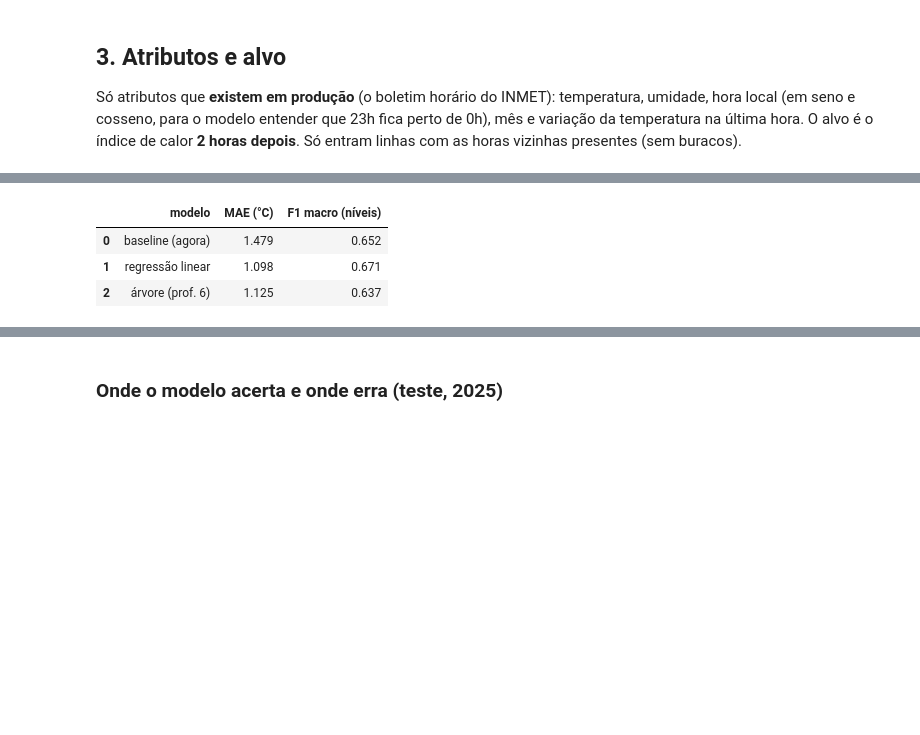
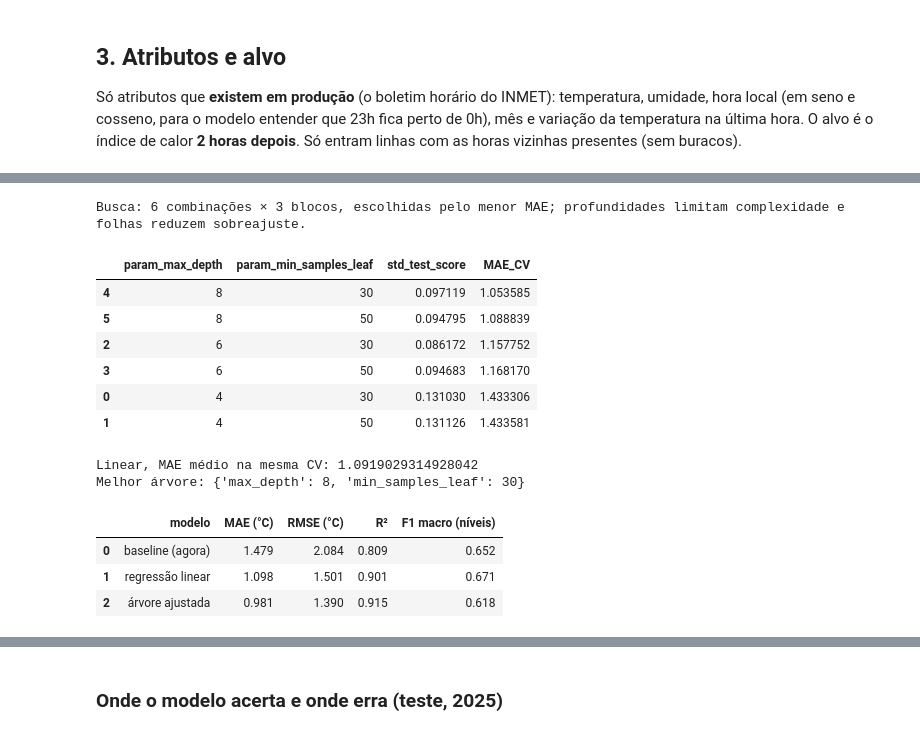
Before and after one commit to sbaecker2005/termometro-da-sala, a Jupyter notebook: ml/termometro_da_sala.ipynb, the cells around one changed output, grey strips where cells are left out. Cells and saved outputs as stored; diff of their text form; code cells hidden in the pictures; blank space fills up the shorter version.

```diff
--- a/ml/termometro_da_sala.ipynb
+++ b/ml/termometro_da_sala.ipynb
@@ -22,10 +42,17 @@ import pandas as pd
 import matplotlib.pyplot as plt
 from sklearn.linear_model import LinearRegression
 from sklearn.tree import DecisionTreeRegressor
-from sklearn.metrics import mean_absolute_error, f1_score
+from pathlib import Path
+from IPython.display import display
+from sklearn.metrics import mean_absolute_error, mean_squared_error, r2_score, f1_score, classification_report
+from sklearn.model_selection import TimeSeriesSplit, GridSearchCV, cross_val_score
 
-df = pd.read_csv('dados/inmet_a701.csv', parse_dates=['data_hora_utc'])
+PASTA = Path('ml') if Path('ml/dados/inmet_a701.csv').exists() else Path('.')
+df = pd.read_csv(PASTA / 'dados/inmet_a701.csv', parse_dates=['data_hora_utc'])
 df['data_hora_utc'] = pd.to_datetime(df['data_hora_utc'], utc=True)
+assert df[['temperatura_c', 'umidade_pct']].notna().all().all()
+assert df.temperatura_c.between(-90, 60).all() and df.umidade_pct.between(0, 100).all()
+print('timestamps duplicados removidos:', df.data_hora_utc.duplicated().sum())
 df = df.drop_duplicates('data_hora_utc').set_index('data_hora_utc').sort_index()
 df['local'] = df.index.tz_convert('America/Sao_Paulo')
 # vetor de teste do relógio (CONTRATO.md): 15/01/2026 às 1700 UTC = 14h em São Paulo
@@ -104,7 +165,13 @@ X = pd.DataFrame({
 }, index=df.index)
 dados = X.assign(indice_agora=df['indice'], alvo=futuro).dropna()
 ano = dados.index.year
-treino, valid, teste = dados[ano <= 2023], dados[ano == 2024], dados[ano == 2025]
+treino = dados[(ano <= 2023) & (dados.index + duas_h < pd.Timestamp('2024-01-01', tz='UTC'))]
+valid = dados[(ano == 2024) & (dados.index + duas_h < pd.Timestamp('2025-01-01', tz='UTC'))]
+teste = dados[ano == 2025]
 ATRIBUTOS = list(X.columns)
+print('dropna (sem hora anterior ou alvo +2 h):', len(df) - len(dados))
+print('exemplos excluídos nas fronteiras:', len(dados) - len(treino) - len(valid) - len(teste))
 print('treino', len(treino), '| validação', len(valid), '| teste', len(teste))
+assert treino.index.max() + duas_h < valid.index.min()
+assert valid.index.max() + duas_h < teste.index.min()
 # %% [output]
@@ -115,19 +222,45 @@ Divisão **por tempo** (sem embaralhar): treina em 2022–2023, escolhe o modelo
 # %%
 def avalia(nome, previsto, real):
     reais = [nivel(v) for v in real]
     presentes = [n for n in NIVEIS if n in reais]  # 'perigo' não aparece na A701 em 2022-2025: fica fora da média
     return {'modelo': nome, 'MAE (°C)': round(mean_absolute_error(real, previsto), 3),
+            'RMSE (°C)': round(mean_squared_error(real, previsto, squared=False), 3),
+            'R²': round(r2_score(real, previsto), 3),
             'F1 macro (níveis)': round(f1_score(reais, [nivel(v) for v in previsto], average='macro', labels=presentes, zero_division=0), 3)}
 
+cv = TimeSeriesSplit(n_splits=3, gap=2)
+for antes, depois in cv.split(treino):
+    assert treino.index[antes[-1]] + duas_h < treino.index[depois[0]]
+# gap=2 impede que o alvo +2 h do treino alcance o próximo bloco.
+busca = GridSearchCV(DecisionTreeRegressor(random_state=42),
+                    {'max_depth': [4, 6, 8], 'min_samples_leaf': [30, 50]},
+                    scoring='neg_mean_absolute_error', cv=cv)
+busca.fit(treino[ATRIBUTOS], treino.alvo)
+print('Busca: 6 combinações × 3 blocos, escolhidas pelo menor MAE; profundidades limitam complexidade e folhas reduzem sobreajuste.')
+display(pd.DataFrame(busca.cv_results_)[['param_max_depth', 'param_min_samples_leaf', 'mean_test_score', 'std_test_score']]
+        .assign(MAE_CV=lambda t: -t.mean_test_score).drop(columns='mean_test_score').sort_values('MAE_CV'))
+print('Linear, MAE médio na mesma CV:', -cross_val_score(LinearRegression(), treino[ATRIBUTOS], treino.alvo,
+                                                       cv=cv, scoring='neg_mean_absolute_error').mean())
+print('Melhor árvore:', busca.best_params_)
 linear = LinearRegression().fit(treino[ATRIBUTOS], treino.alvo)
-arvore = DecisionTreeRegressor(max_depth=6, min_samples_leaf=50, random_state=42).fit(treino[ATRIBUTOS], treino.alvo)
+arvore = busca.best_estimator_
 candidatos = {'baseline (agora)': lambda d: d.indice_agora.to_numpy(),
               'regressão linear': lambda d: linear.predict(d[ATRIBUTOS]),
-              'árvore (prof. 6)': lambda d: arvore.predict(d[ATRIBUTOS])}
+              'árvore ajustada': lambda d: arvore.predict(d[ATRIBUTOS])}
 validacao = pd.DataFrame([avalia(n, f(valid), valid.alvo) for n, f in candidatos.items()])
 validacao
 # %% [output]
+Busca: 6 combinações × 3 blocos, escolhidas pelo menor MAE; profundidades limitam complexidade e folhas reduzem sobreajuste.
-|  | modelo | MAE (°C) | F1 macro (níveis) |
-| 0 | baseline (agora) | 1.479 | 0.652 |
-| 1 | regressão linear | 1.098 | 0.671 |
-| 2 | árvore (prof. 6) | 1.125 | 0.637 |
+|  | param_max_depth | param_min_samples_leaf | std_test_score | MAE_CV |
+| 4 | 8 | 30 | 0.097119 | 1.053585 |
+| 5 | 8 | 50 | 0.094795 | 1.088839 |
+| 2 | 6 | 30 | 0.086172 | 1.157752 |
+| 3 | 6 | 50 | 0.094683 | 1.168170 |
+| 0 | 4 | 30 | 0.131030 | 1.433306 |
+| 1 | 4 | 50 | 0.131126 | 1.433581 |
+Linear, MAE médio na mesma CV: 1.0919029314928042
+Melhor árvore: {'max_depth': 8, 'min_samples_leaf': 30}
+|  | modelo | MAE (°C) | RMSE (°C) | R² | F1 macro (níveis) |
+| 0 | baseline (agora) | 1.479 | 2.084 | 0.809 | 0.652 |
+| 1 | regressão linear | 1.098 | 1.501 | 0.901 | 0.671 |
+| 2 | árvore ajustada | 0.981 | 1.390 | 0.915 | 0.618 |
```
Also changed, not shown: parts of 19 cells of this notebook, 7 other files.
